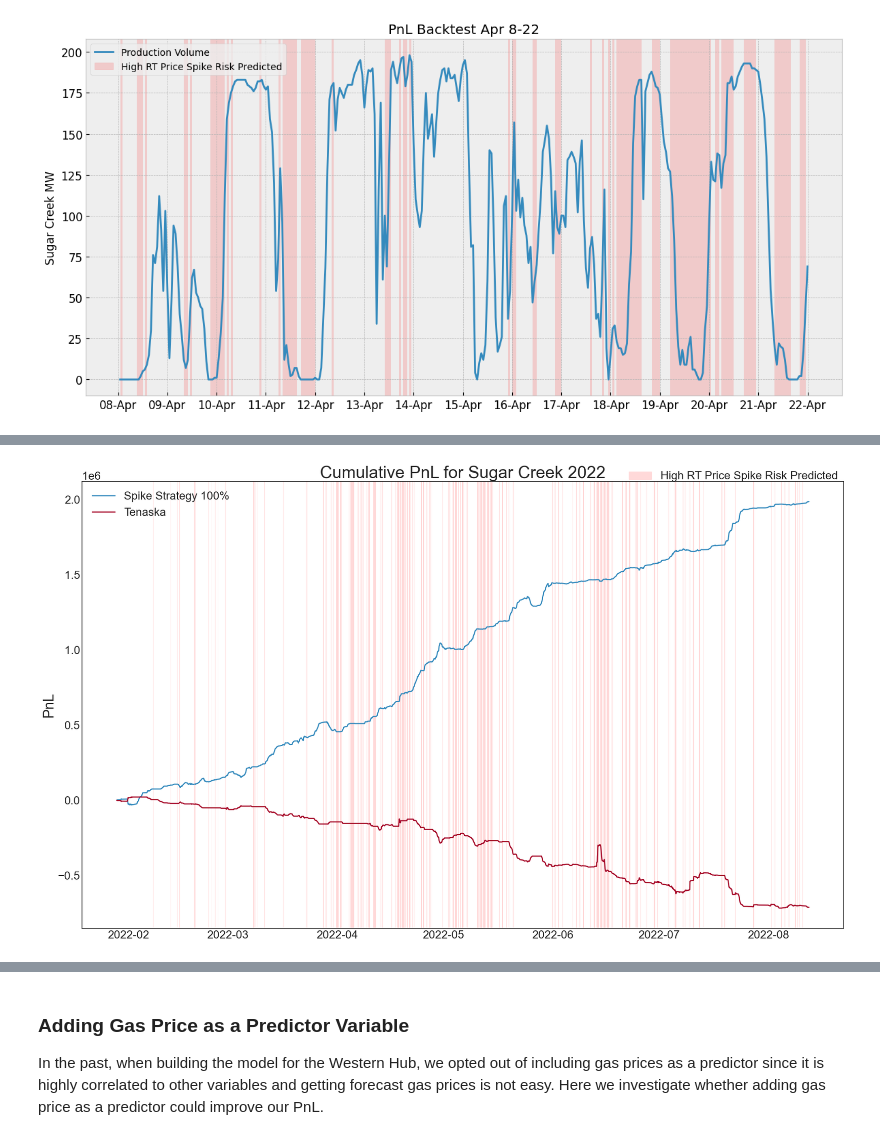
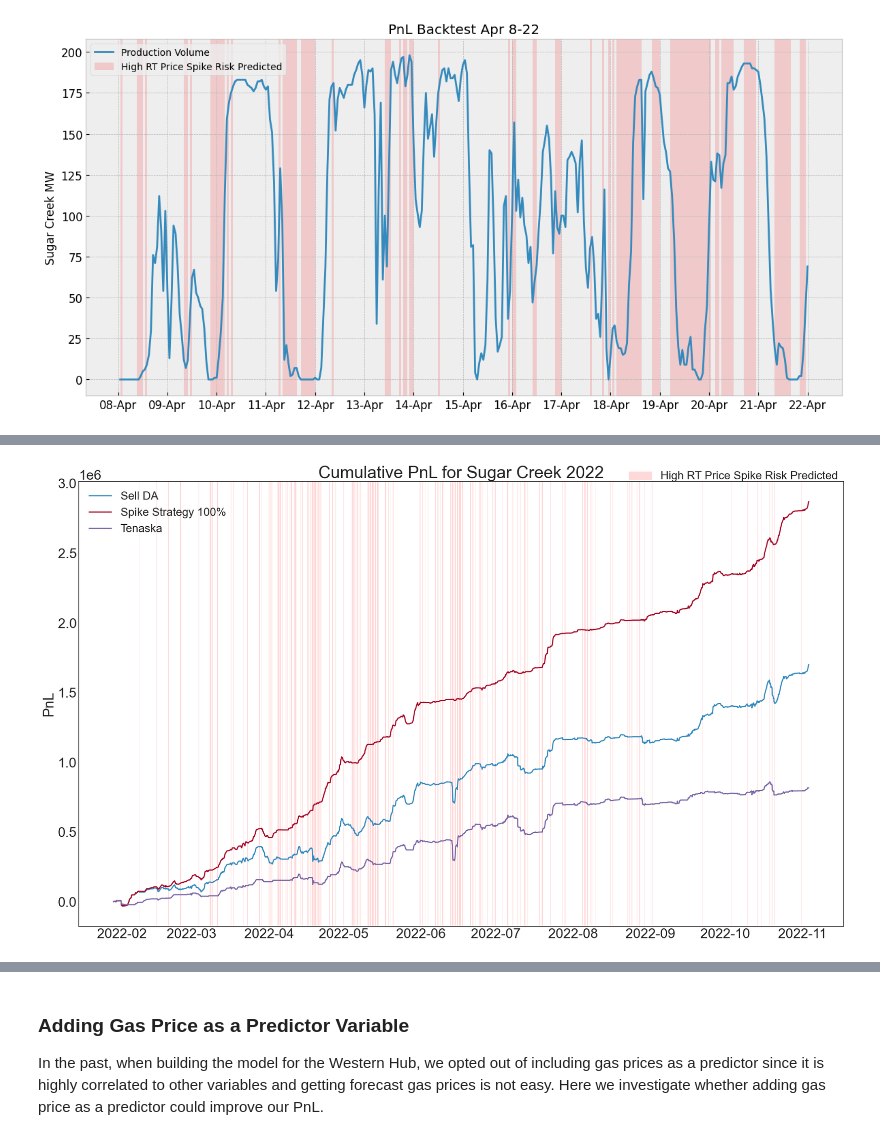
Before and after one commit to katerinav44/Pricing-Models-for-ISOs, a Jupyter notebook: MISO Sugar Creek.ipynb, the cells around one changed output, grey strips where cells are left out. Saved outputs shown, nothing was run; the diff lists cells and outputs as text; code cells hidden in the pictures.

Commit message:
Add files via upload
"confidence bands" using Wager 2014 paper method
Fixed cumulative PnL graphs
MSE by month for each regressor

```diff
--- a/MISO Sugar Creek.ipynb
+++ b/MISO Sugar Creek.ipynb
@@ -525,13 +473,0 @@ def pred_ints(model, X, percentile=95):
-# %%
-err_down, err_up = pred_ints(rf, X_test, percentile=70)
-y_pred_rf=rf.predict(X_test)
-d={
-    'West Hub rf Prices': y_pred_rf,
-    "Lower rf": y_pred_rf-err_down,
-    "Upper rf": y_pred_rf+err_up,
-    "Actuals": y_test,
-    "Spikes":spike_pred,
-    }
-probabilities=pd.DataFrame(clf.predict_proba(X_test),columns=['Sneg', 'S0', 'S1'])
-dff2=pd.concat([X_test, pd.DataFrame(d), df['DATETIME'][-len(pd.DataFrame(d)):]], axis=1).reset_index(drop=True)
-dff2=pd.concat([dff2, probabilities], axis=1)
@@ -675,16 +574,14 @@ def pnl_test_get_res(df,Lag, Threshold, Influence,start_date="2022-04-01", end_d
    'RTLMP': df['RTLMP'][-i:],
    'Spike Real':df['PEAK'][-i:],
    "Spike Predicted":spike_pred,
-   #"PnL: Sell RT": df['GENERATION_MW'][-i:]*(df['RTLMP'][-i:]),
-   "PnL: Tenaska": df['DA_MW'][-i:]*(df['DALMP'][-i:]-df['RTLMP'][-i:]),
-   "Red Zone Helper": df['PREVIOUS_DAY_FORECAST_VOLUME'][-i:]*(df['DALMP'][-i:]-df['RTLMP'][-i:])
+   "PnL: Tenaska": -df['DA_MW'][-i:]*(df['DALMP'][-i:]-df['RTLMP'][-i:]),
+   "PnL: Sell DA": df['PREVIOUS_DAY_FORECAST_VOLUME'][-i:]*(df['DALMP'][-i:]-df['RTLMP'][-i:])
     }
     res=pd.DataFrame(d)
     res=res.reset_index(drop=True)
     #(error on forecast, 65%) * DA UL forecast * (DALMP - RTLMP) [if not in red zone]
-    res['PnL: Spike Algorithm'] = np.where((res['Spike Predicted']) == 1,0, res['Red Zone Helper'])
+    res['PnL: Spike Algorithm'] = np.where((res['Spike Predicted']) == 1,0, res['PnL: Sell DA'])
     #res['PnL: Spike Algorithm (65%)'] = np.where((res['Spike Predicted']) == 1,res['PnL: Sell RT'], res['PnL: Sell RT']+(0.65*res['Red Zone Helper']))
-    res=res.drop(['Red Zone Helper'],axis=1)
 
     return res
 # %%
@@ -928,36 +823,36 @@ plt.show()
 # %%
 #Chart 2 cumulative PnL over the course of the whole year
 
 df_hourly_A = df_hourly_A[:-48*14]
 
 
 plt.style.use('seaborn-white')
 fig, ax = plt.subplots(figsize=(20,12),
                        tight_layout=True)
 
-#pnl1,=plt.plot(df_hourly_A['DATETIME'], np.cumsum(df_hourly_A['PnL: Sell RT']), label='Sell RT')
+pnl1,=plt.plot(df_hourly_A['DATETIME'], np.cumsum(df_hourly_A['PnL: Sell DA']), label='Sell DA')
 
 pnl2,=plt.plot(df_hourly_A['DATETIME'], np.cumsum(df_hourly_A['PnL: Spike Algorithm']), label='Spike Strategy 100%')
 
 pnl3,=plt.plot(df_hourly_A['DATETIME'], np.cumsum(df_hourly_A['PnL: Tenaska']), label='Tenaska')
 
 #pnl4,=plt.plot(df_hourly_A['DATETIME'], np.cumsum(df_hourly_A['PnL: Spike Algorithm (65%)']), label='Spike Strategy 65%')
 
 ax.xaxis.set_major_locator(md.MonthLocator())
 #ax.xaxis.set_major_formatter(md.MonthFormatter('%b'))
 #ax.yaxis.ticklabel_format(useOffset=False)
 ax.set_title("Cumulative PnL for Sugar Creek 2022", fontsize='30')
 ax.set_ylabel("PnL", fontsize='25')
 
 df_hourly_A.apply(lambda row: plot_fill(row['DATETIME'], row['Spike Predicted']), axis=1)
 red_patch = mpatches.Patch(color='red',alpha=0.15, label='High RT Price Spike Risk Predicted')
 fig.legend(handles=[red_patch], loc='upper right', fontsize='20')
-ax.legend(handles=[pnl2, pnl3],loc='upper left', fontsize='20')
+ax.legend(handles=[pnl1,pnl2, pnl3],loc='upper left', fontsize='20')
 plt.rc('xtick', labelsize='20')
 plt.rc('ytick', labelsize='20')
 plt.show()
 # %% [output]
-[figure, old version]
+[figure, new version]
 # %%
 #The following table shows some comparative stats for PnL
 #Percent Win is the amount of hours for which real time and predicted spikes matched up perfectly
```
Also changed, not shown: parts of 24 cells of this notebook.
